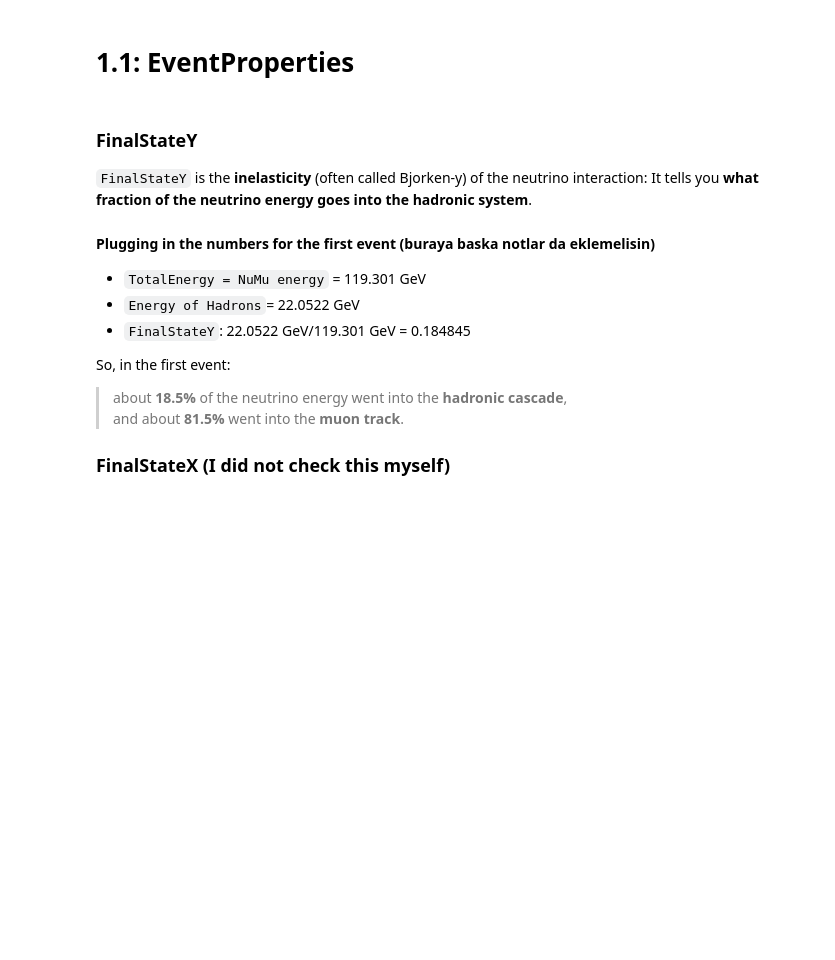
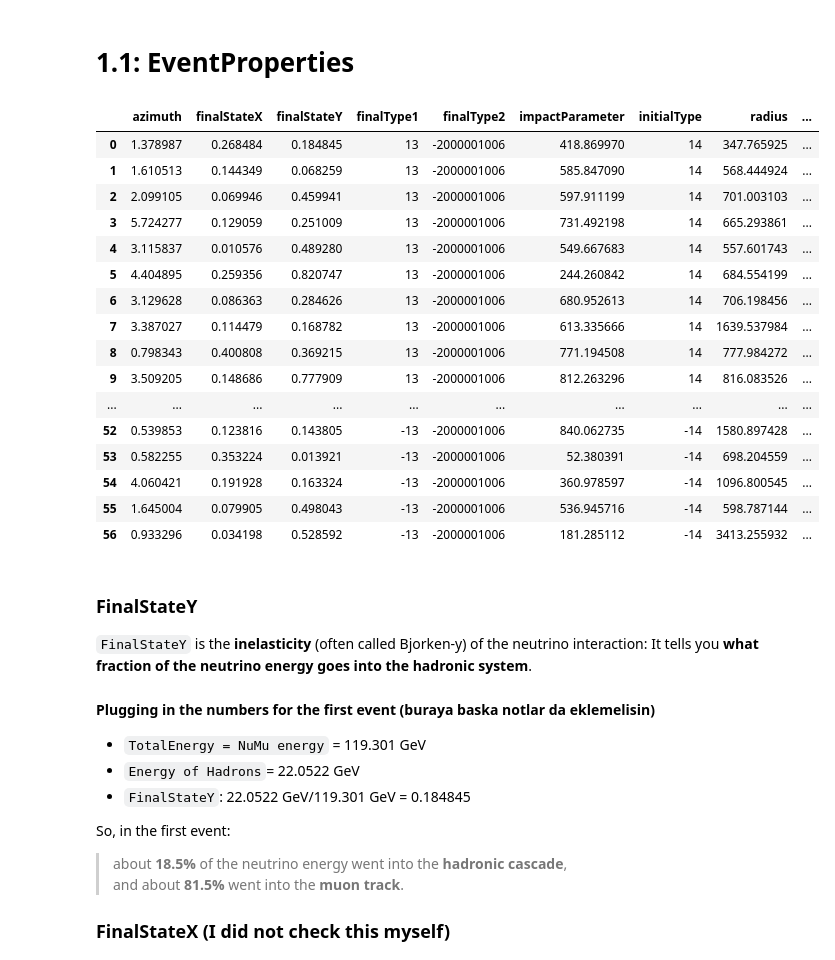
Before and after one commit to kubrabas/Graphnet-Applications, a Jupyter notebook: Playground/POMResponse/SingleBatch.ipynb, the cells around one changed output. Drawn from its saved outputs; the diff is of its cells as text; code cells hidden in the pictures; blank space fills up the shorter version.

```diff
--- a/Playground/POMResponse/SingleBatch.ipynb
+++ b/Playground/POMResponse/SingleBatch.ipynb
@@ -78,12 +57,30 @@ TriggerTime_3PMT_1DOM?
 # %% [markdown]
 # 1.1: EventProperties
 # %%
-# ep_table = FrameKeyToTable(
-#     data_path=DATA_PATH,
-#     frame_key="EventProperties",
-# )
-# df_ep = ep_table.to_dataframe(max_events=300)
-# df_ep
+ep_table = FrameKeyToTable(
+    data_path=DATA_PATH,
+    frame_key="EventProperties",
+)
+df_ep = ep_table.to_dataframe(max_events=300)
+df_ep
+# %% [output]
+|  | azimuth | finalStateX | finalStateY | finalType1 | finalType2 | impactParameter | initialType | radius | ... |
+| 0 | 1.378987 | 0.268484 | 0.184845 | 13 | -2000001006 | 418.869970 | 14 | 347.765925 | ... |
+| 1 | 1.610513 | 0.144349 | 0.068259 | 13 | -2000001006 | 585.847090 | 14 | 568.444924 | ... |
+| 2 | 2.099105 | 0.069946 | 0.459941 | 13 | -2000001006 | 597.911199 | 14 | 701.003103 | ... |
+| 3 | 5.724277 | 0.129059 | 0.251009 | 13 | -2000001006 | 731.492198 | 14 | 665.293861 | ... |
+| 4 | 3.115837 | 0.010576 | 0.489280 | 13 | -2000001006 | 549.667683 | 14 | 557.601743 | ... |
+| 5 | 4.404895 | 0.259356 | 0.820747 | 13 | -2000001006 | 244.260842 | 14 | 684.554199 | ... |
+| 6 | 3.129628 | 0.086363 | 0.284626 | 13 | -2000001006 | 680.952613 | 14 | 706.198456 | ... |
+| 7 | 3.387027 | 0.114479 | 0.168782 | 13 | -2000001006 | 613.335666 | 14 | 1639.537984 | ... |
+| 8 | 0.798343 | 0.400808 | 0.369215 | 13 | -2000001006 | 771.194508 | 14 | 777.984272 | ... |
+| 9 | 3.509205 | 0.148686 | 0.777909 | 13 | -2000001006 | 812.263296 | 14 | 816.083526 | ... |
+| ... | ... | ... | ... | ... | ... | ... | ... | ... | ... |
+| 52 | 0.539853 | 0.123816 | 0.143805 | -13 | -2000001006 | 840.062735 | -14 | 1580.897428 | ... |
+| 53 | 0.582255 | 0.353224 | 0.013921 | -13 | -2000001006 | 52.380391 | -14 | 698.204559 | ... |
+| 54 | 4.060421 | 0.191928 | 0.163324 | -13 | -2000001006 | 360.978597 | -14 | 1096.800545 | ... |
+| 55 | 1.645004 | 0.079905 | 0.498043 | -13 | -2000001006 | 536.945716 | -14 | 598.787144 | ... |
+| 56 | 0.933296 | 0.034198 | 0.528592 | -13 | -2000001006 | 181.285112 | -14 | 3413.255932 | ... |
 # %% [markdown]
 ### FinalStateY
 
```
Also changed, not shown: parts of 11 cells of this notebook, 3 other files.
